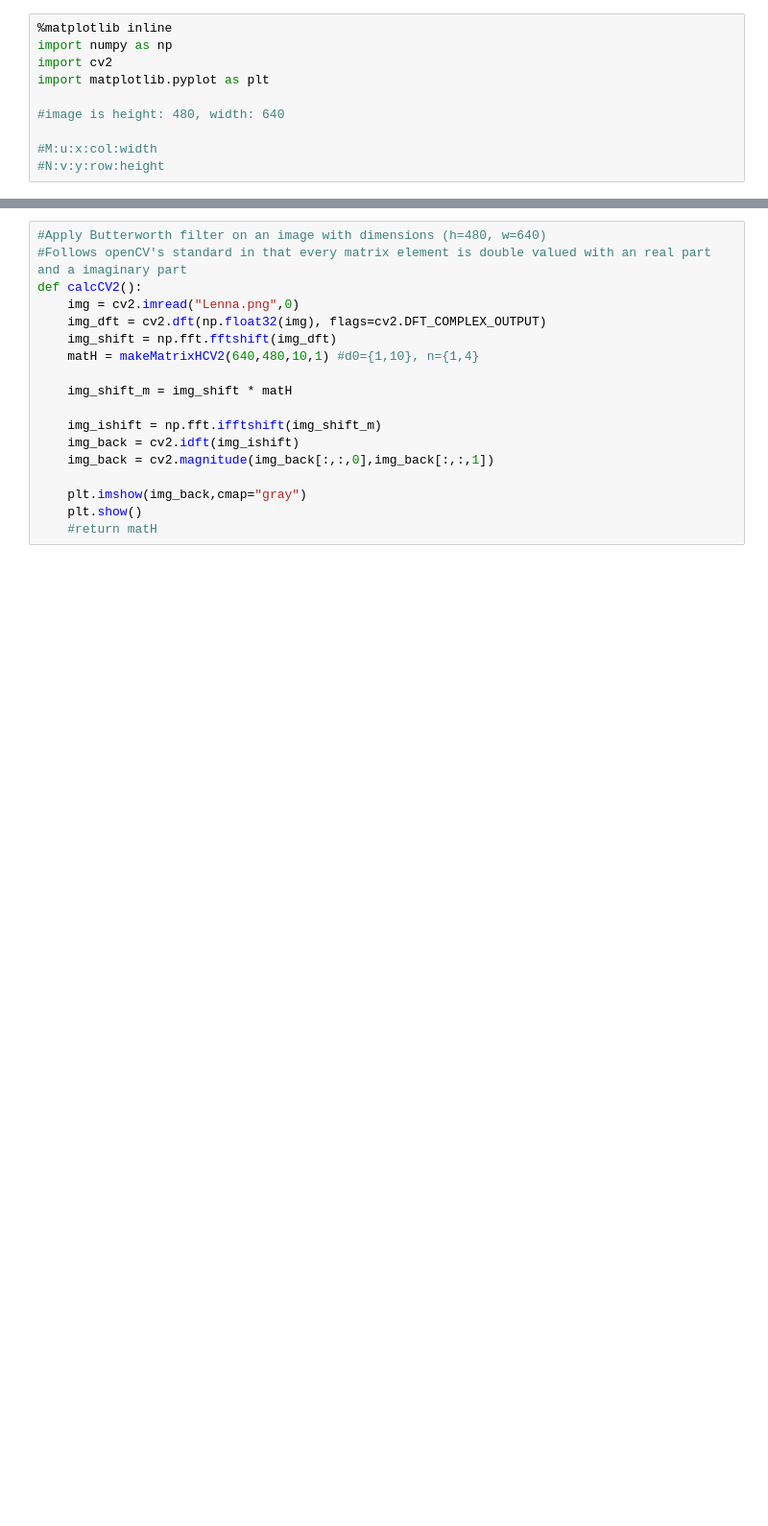
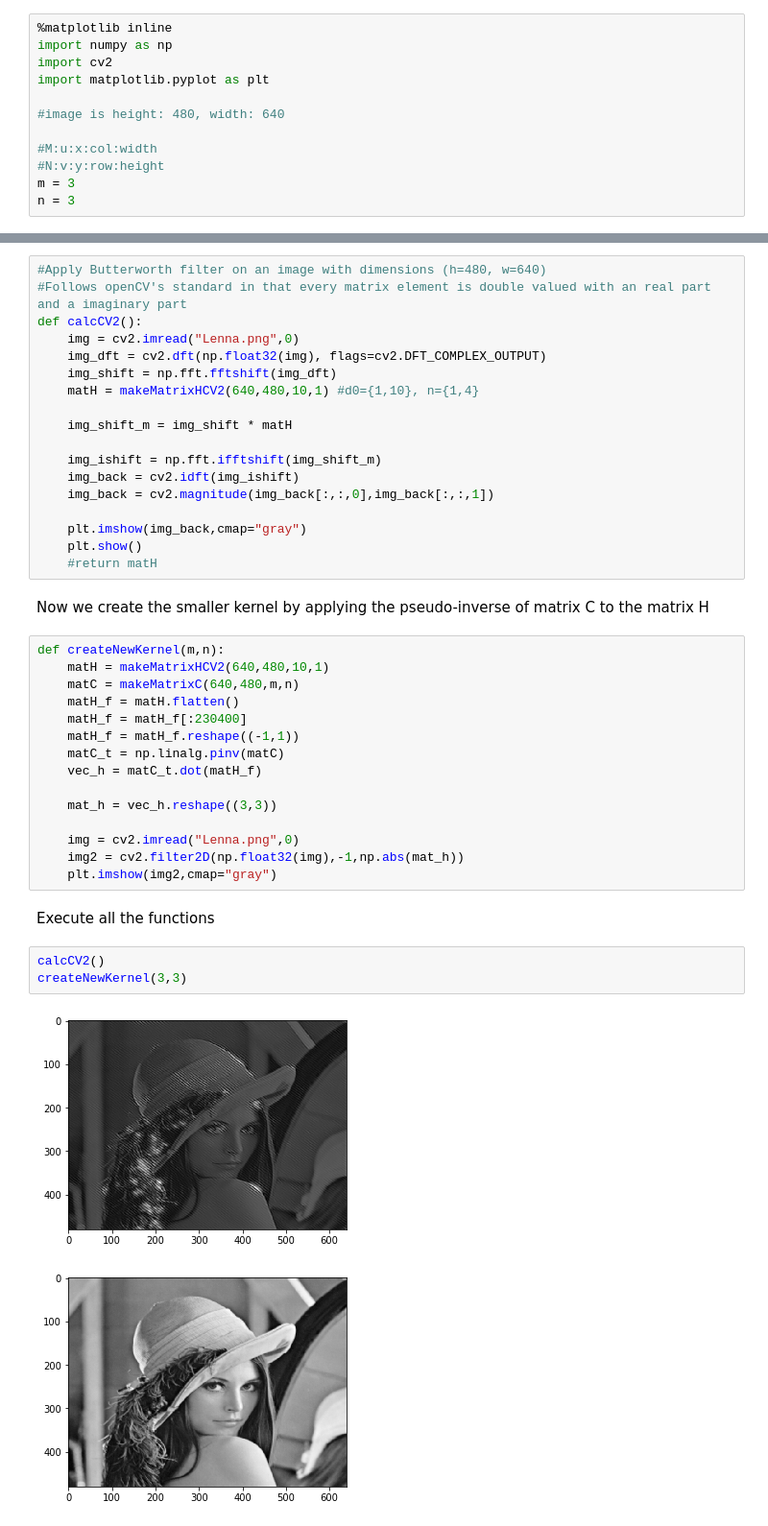
Before and after one commit to eugeniopacceli/ComputerVision, a Jupyter notebook: quiz2/Quiz2 - Image Processing - Kernel.ipynb, the cells around one changed output, grey strips where cells are left out. Shown at 96% size. Cells and saved outputs as stored; diff of their text form; blank space fills up the shorter version.

```diff
--- a/quiz2/Quiz2 - Image Processing - Kernel.ipynb
+++ b/quiz2/Quiz2 - Image Processing - Kernel.ipynb
@@ -24,6 +24,8 @@ import matplotlib.pyplot as plt
 
 #M:u:x:col:width
 #N:v:y:row:height
+m = 3
+n = 3
 # %%
 #Calculate (u,v) distance from center of image
 def getDValue(u,v,w,h):
@@ -95,3 +97,28 @@ def calcCV2():
     plt.imshow(img_back,cmap="gray")
     plt.show()
     #return matH
+# %% [markdown]
+Now we create the smaller kernel by applying the pseudo-inverse of matrix C to the matrix H
+# %%
+def createNewKernel(m,n):
+    matH = makeMatrixHCV2(640,480,10,1)
+    matC = makeMatrixC(640,480,m,n)
+    matH_f = matH.flatten()
+    matH_f = matH_f[:230400]
+    matH_f = matH_f.reshape((-1,1))
+    matC_t = np.linalg.pinv(matC)
+    vec_h = matC_t.dot(matH_f)
+
+    mat_h = vec_h.reshape((3,3))
+
+    img = cv2.imread("Lenna.png",0)
+    img2 = cv2.filter2D(np.float32(img),-1,np.abs(mat_h))
+    plt.imshow(img2,cmap="gray")
+# %% [markdown]
+Execute all the functions
+# %%
+calcCV2()
+createNewKernel(3,3)
+# %% [output]
+[figure, added]
+[figure, added]
```
